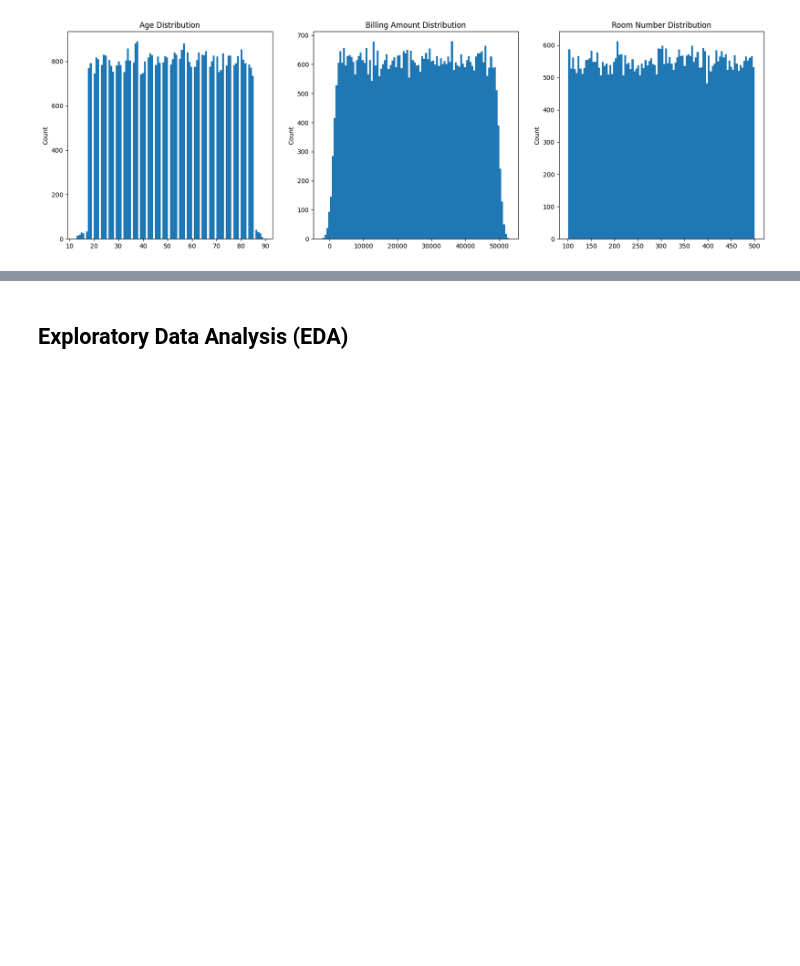
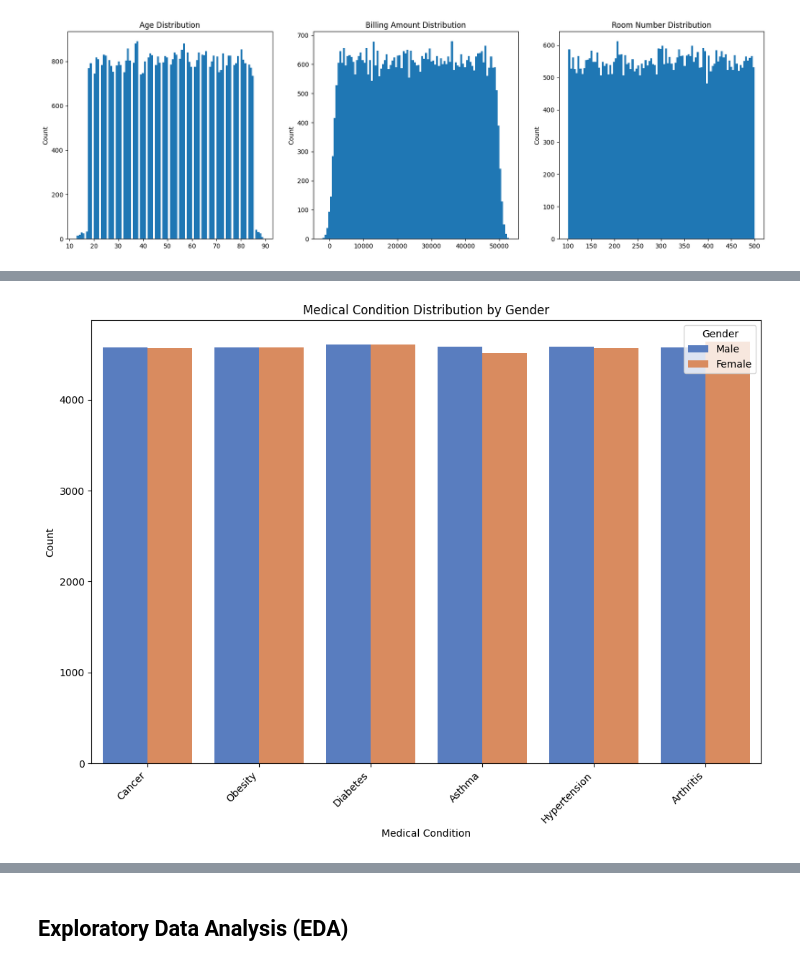
Before and after one commit to diallos-tech/Clarkson_Data_Science, a Jupyter notebook: Data Mining/Data_Mining_Project.ipynb, the cells around one changed output, grey strips where cells are left out. Saved outputs shown, nothing was run; the diff lists cells and outputs as text; code cells hidden in the pictures; blank space fills up the shorter version.

```diff
--- a/Data Mining/Data_Mining_Project.ipynb
+++ b/Data Mining/Data_Mining_Project.ipynb
@@ -102,0 +131,10 @@ for ax, var in zip(axs.flatten(), variables):
+# %%
+plt.figure(figsize=(12, 8))
+sns.countplot(data=data, x='Medical Condition', hue='Gender', palette='muted')
+plt.title('Medical Condition Distribution by Gender')
+plt.xlabel('Medical Condition')
+plt.ylabel('Count')
+plt.xticks(rotation=45, ha='right')
+plt.show()
+# %% [output]
+[figure, added]
```
Also changed, not shown: parts of 17 cells of this notebook, 22 other files.
